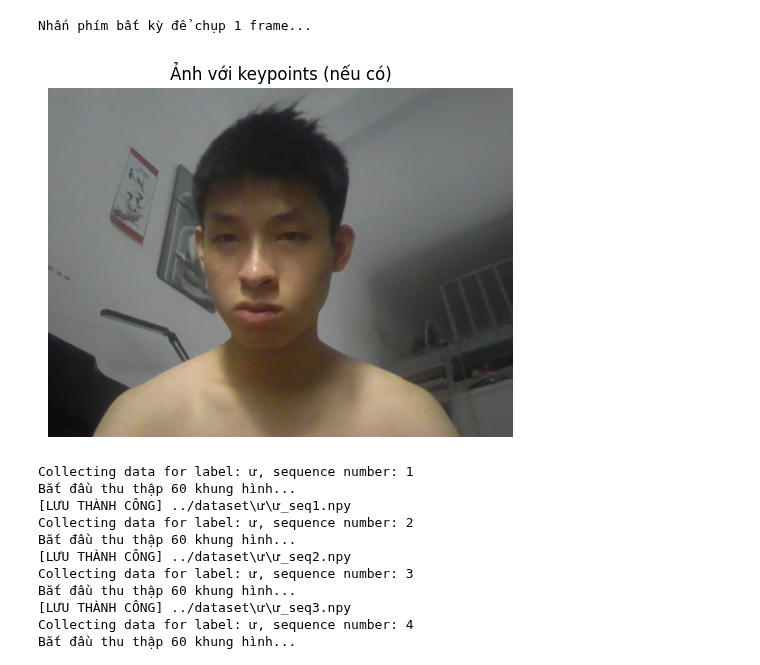
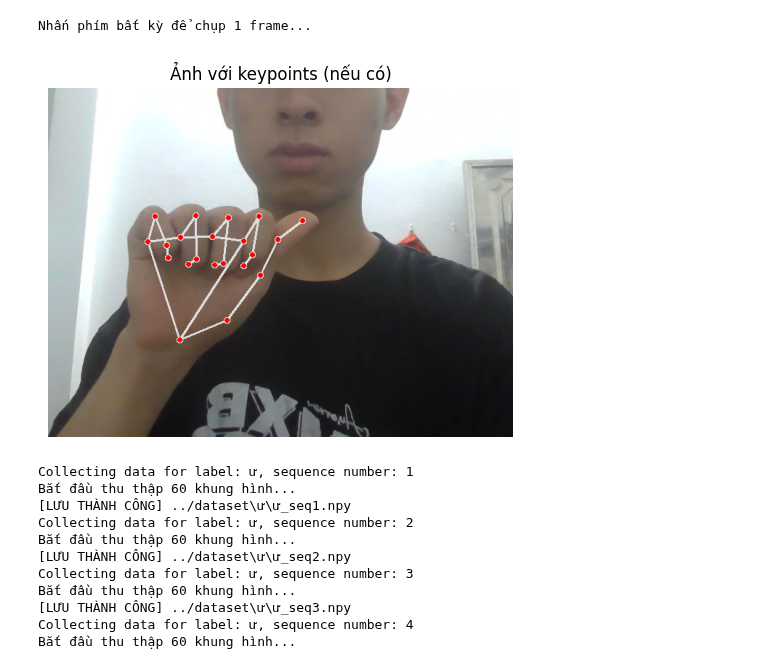
Before and after one commit to hello-world-hvd/Sign-Language-Recognition, a Jupyter notebook: scripts/collectDataSet.ipynb, the cells around one changed output. Drawn from its saved outputs; the diff is of its cells as text; code cells hidden in the pictures.

```diff
--- a/scripts/collectDataSet.ipynb
+++ b/scripts/collectDataSet.ipynb
@@ -41,43 +41,35 @@ def test_and_plot_one_frame():
 
         frame = cv2.flip(frame, 1)
         image_rgb = cv2.cvtColor(frame, cv2.COLOR_BGR2RGB)
-        results = hands.process(image_rgb)
 
         results = hands.process(image_rgb)
         image_bgr = cv2.cvtColor(image_rgb, cv2.COLOR_RGB2BGR)
 
         if results.multi_hand_landmarks:
             hand_landmarks = results.multi_hand_landmarks[0]
             # Vẽ landmarks lên khung hình
             mp_drawing.draw_landmarks(
                 image_bgr, hand_landmarks, mp_hands.HAND_CONNECTIONS)
 
-            # # Trích toạ độ 21 điểm (x, y) bình thường hoá [0,1]
-            # kp_row = []
-            # for lm in hand_landmarks.landmark:
-            #     kp_row.extend([lm.x, lm.y])
-            # collected_keypoints.append(kp_row)
-            # frame_count += 1
-
         cv2.imshow('Test Camera - Nhấn phím bất kỳ để chụp', image_bgr)
         if cv2.waitKey(1) != -1:
             break
 
     cap.release()
     cv2.destroyAllWindows()
     hands.close()
     # Plot bằng matplotlib
     plt.figure(figsize=(6,6))
-    plt.imshow(image_rgb)
+    plt.imshow(cv2.cvtColor(image_bgr, cv2.COLOR_BGR2RGB))
     plt.axis('off')
     plt.title("Ảnh với keypoints (nếu có)")
     plt.show()
 
 # Gọi hàm test
 test_and_plot_one_frame()
 # %% [output]
 Nhấn phím bất kỳ để chụp 1 frame...
-[figure, old version]
+[figure, new version]
 # %%
 label_process = "a"
 # %%
```
Also changed, not shown: 23 other files.
